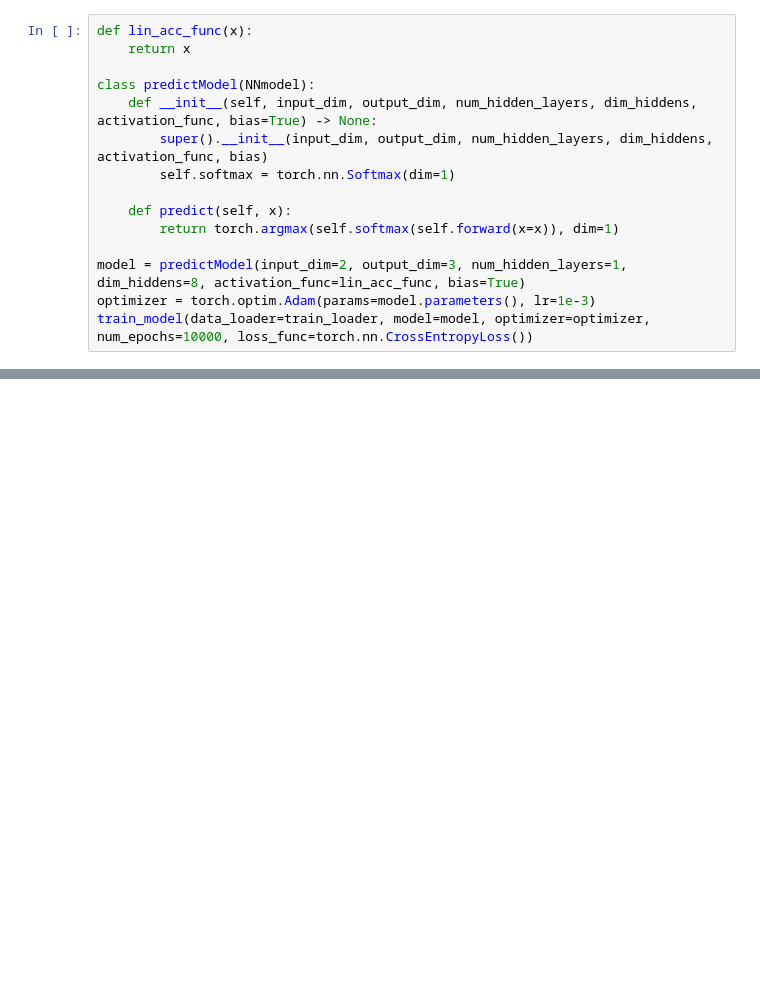
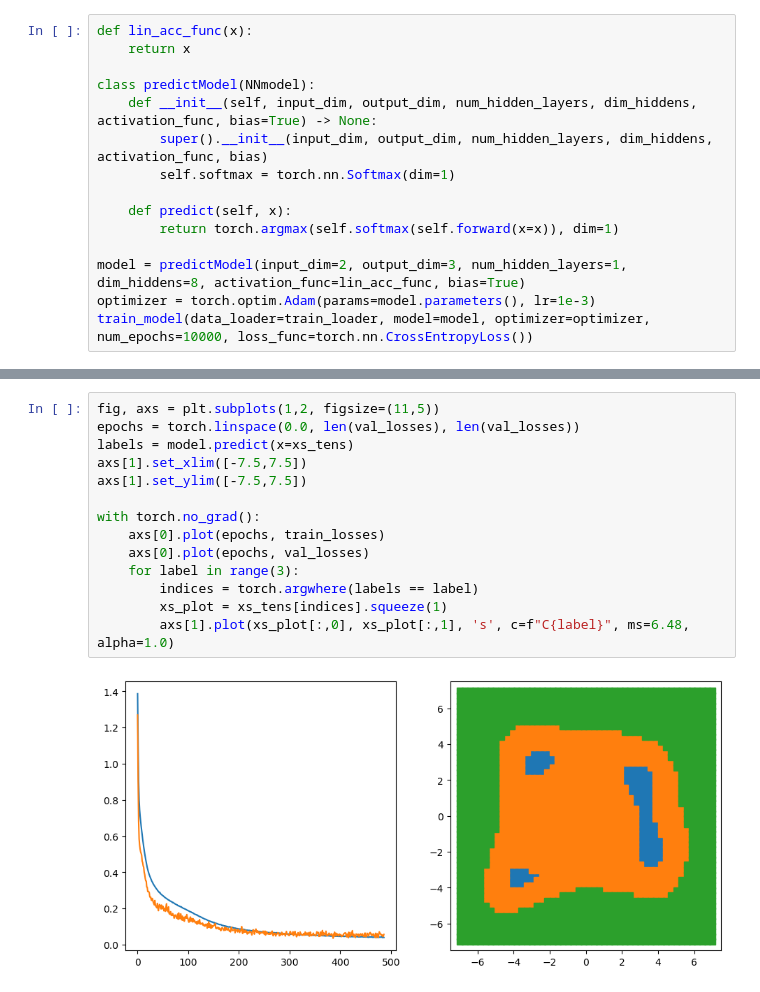
Before and after one commit to karsten3112/Computational-Physics, a Jupyter notebook: Week11/exercise56.ipynb, the cells around one changed output, grey strips where cells are left out. Drawn from its saved outputs; the diff is of its cells as text; blank space fills up the shorter version.

```diff
--- a/Week11/exercise56.ipynb
+++ b/Week11/exercise56.ipynb
@@ -190,0 +222,16 @@ tensor([[-7.0000],
+# %%
+fig, axs = plt.subplots(1,2, figsize=(11,5))
+epochs = torch.linspace(0.0, len(val_losses), len(val_losses))
+labels = model.predict(x=xs_tens)
+axs[1].set_xlim([-7.5,7.5])
+axs[1].set_ylim([-7.5,7.5])
+
+with torch.no_grad():
+    axs[0].plot(epochs, train_losses)
+    axs[0].plot(epochs, val_losses)
+    for label in range(3):
+        indices = torch.argwhere(labels == label)
+        xs_plot = xs_tens[indices].squeeze(1)
+        axs[1].plot(xs_plot[:,0], xs_plot[:,1], 's', c=f"C{label}", ms=6.48, alpha=1.0)
+# %% [output]
+[figure, added]
```
Also changed, not shown: parts of 15 cells of this notebook, 3 other files.
